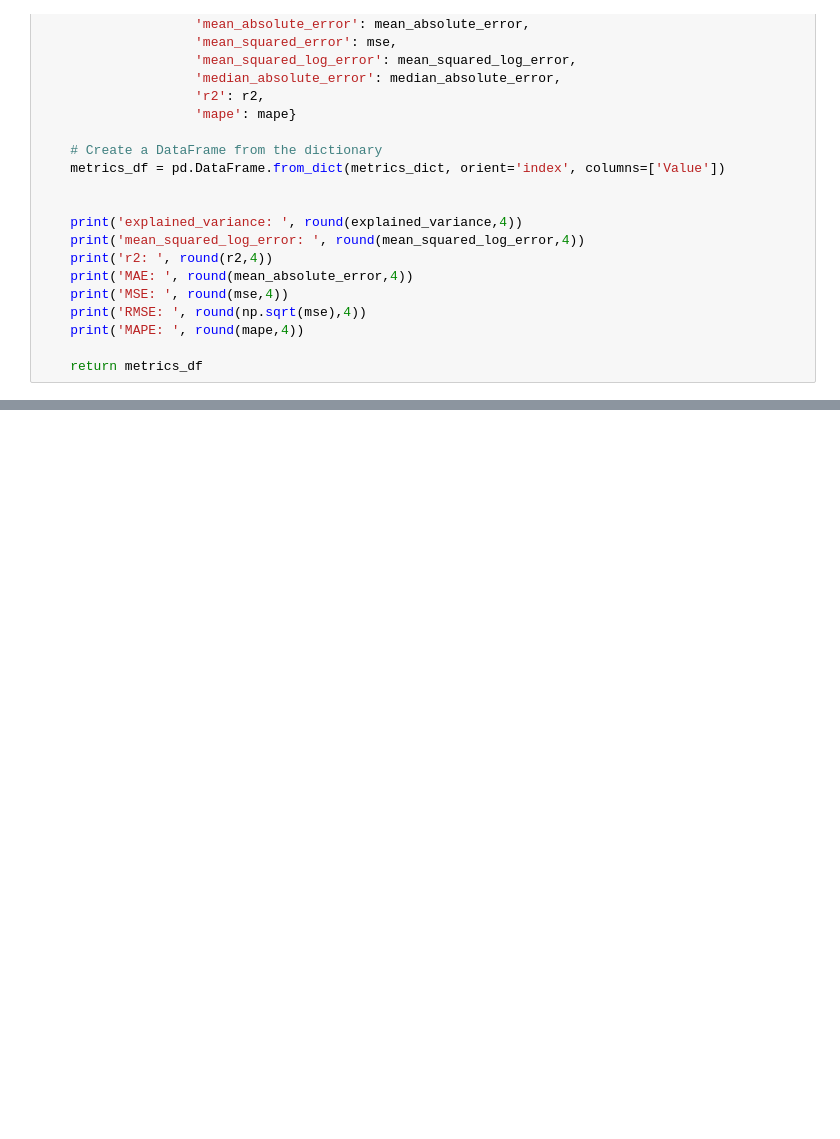
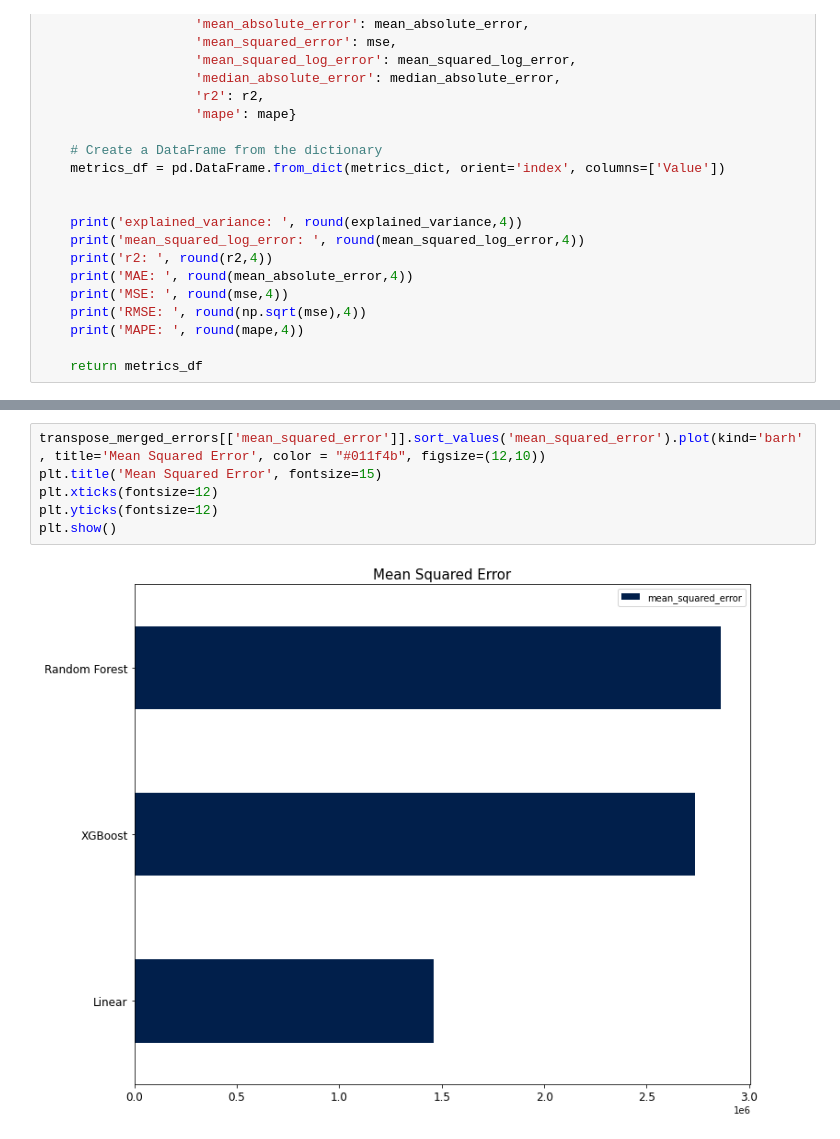
Before and after one commit to thedeveloper2104/NASH_2023_bro_code, a Jupyter notebook: NASH_Bro_Code_Energy_Streamliner.ipynb, the cells around one changed output, grey strips where cells are left out. Saved outputs shown, nothing was run; the diff lists cells and outputs as text; blank space fills up the shorter version.

```diff
--- a/NASH_Bro_Code_Energy_Streamliner.ipynb
+++ b/NASH_Bro_Code_Energy_Streamliner.ipynb
@@ -580,0 +569,8 @@ merged_error_matrics
+# %%
+transpose_merged_errors[['mean_squared_error']].sort_values('mean_squared_error').plot(kind='barh', title='Mean Squared Error', color = "#011f4b", figsize=(12,10))
+plt.title('Mean Squared Error', fontsize=15)
+plt.xticks(fontsize=12)
+plt.yticks(fontsize=12)
+plt.show()
+# %% [output]
+[figure, added]
```
Also changed, not shown: parts of 12 cells of this notebook.
